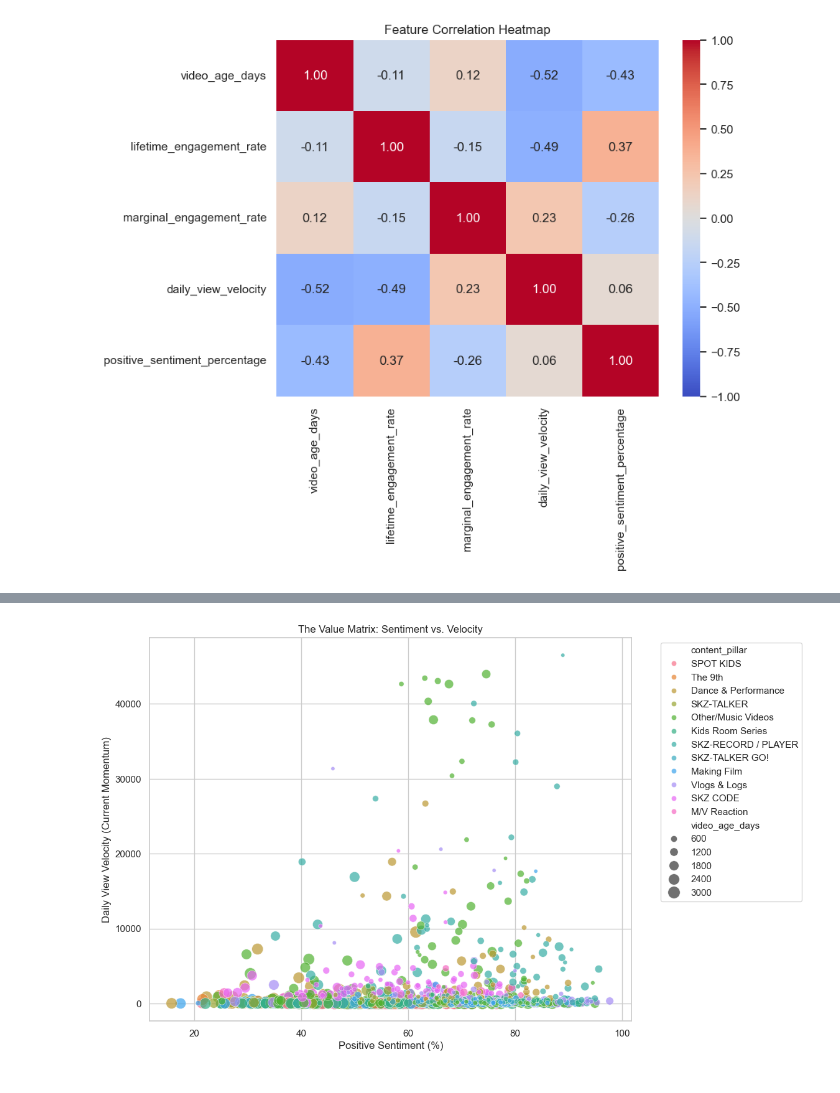
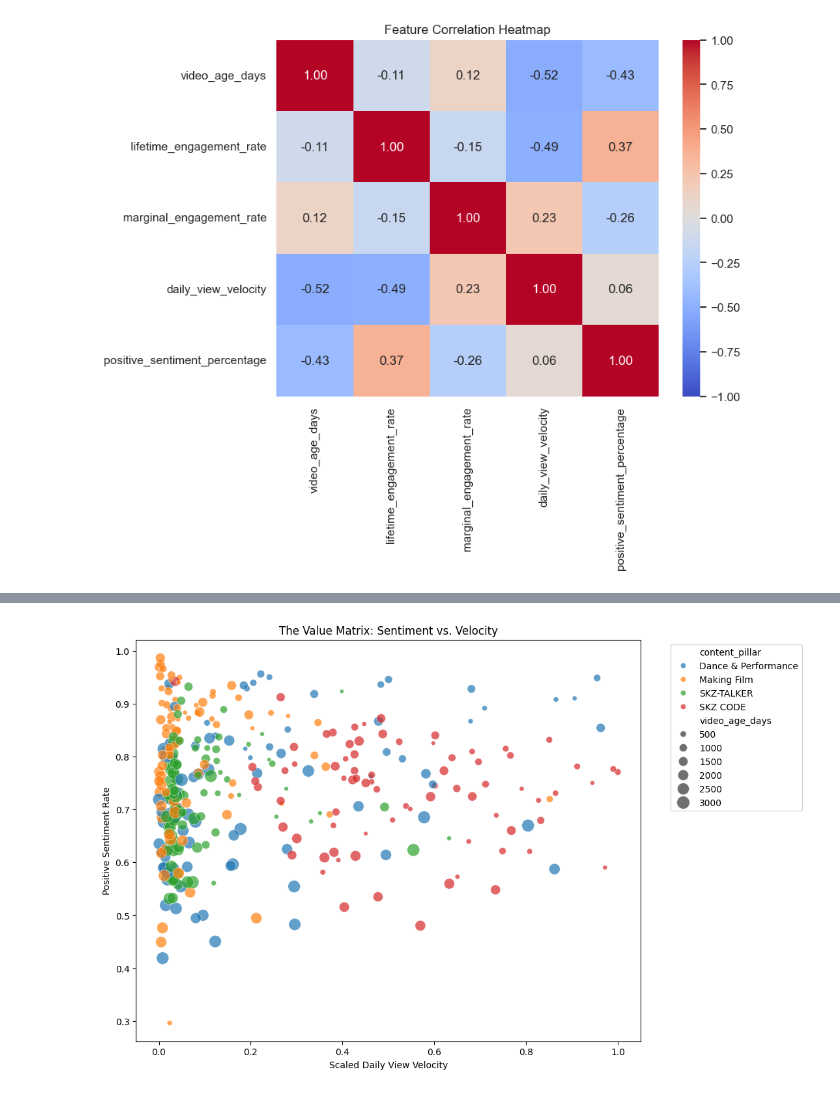
Before and after one commit to tejakusumahyusuf832/skz-pace, a Jupyter notebook: notebooks/3.0-yt-exploratory-data-analysis.ipynb, the cells around one changed output, grey strips where cells are left out. Drawn from its saved outputs; the diff is of its cells as text; code cells hidden in the pictures.

```diff
--- a/notebooks/3.0-yt-exploratory-data-analysis.ipynb
+++ b/notebooks/3.0-yt-exploratory-data-analysis.ipynb
@@ -279,19 +282,38 @@ plt.show()
 # %%
-df_scattered = df[(df["video_format"] == "Long-form") & (df["daily_view_velocity"] <= 50000)].astype({"content_pillar": "str"})
+df_scattered = (
+    df[
+        (df["video_format"] == "Long-form") &
+        (df["daily_view_velocity"] <= 3000) &
+        (df["content_pillar"].isin([
+            'Dance & Performance',
+            'SKZ CODE',
+            'Making Film',
+            'SKZ-TALKER'
+        ]))
+    ].astype({"content_pillar": "str"})
+)
+
+# Scale `daily_view_velocity` and `positive_sentiment_percentage`
+df_scattered["daily_view_velocity"] = (
+    (df_scattered["daily_view_velocity"] - df_scattered["daily_view_velocity"].min())
+    / (df_scattered["daily_view_velocity"].max() - df_scattered["daily_view_velocity"].min())
+)
+
+df_scattered["positive_sentiment_percentage"] = df_scattered["positive_sentiment_percentage"] / 100
 
 plt.figure(figsize=(10, 8))
-sns.scatterplot(x='positive_sentiment_percentage',
-                y='daily_view_velocity',
-                hue='content_pillar',
-                size='video_age_days',
+sns.scatterplot(x="daily_view_velocity",
+                y="positive_sentiment_percentage",
+                hue="content_pillar",
+                size="video_age_days",
                 sizes=(20, 200),
                 alpha=0.7,
                 data=df_scattered)
 
-plt.title('The Value Matrix: Sentiment vs. Velocity')
-plt.xlabel('Positive Sentiment (%)')
-plt.ylabel('Daily View Velocity (Current Momentum)')
-plt.legend(bbox_to_anchor=(1.05, 1), loc='upper left')
+plt.title("The Value Matrix: Sentiment vs. Velocity")
+plt.xlabel("Scaled Daily View Velocity")
+plt.ylabel("Positive Sentiment Rate")
+plt.legend(bbox_to_anchor=(1.05, 1), loc="upper left")
 plt.show()
 # %% [output]
-[figure, old version]
+[figure, new version]
```
Also changed, not shown: parts of 27 cells of this notebook, 1 other file.
